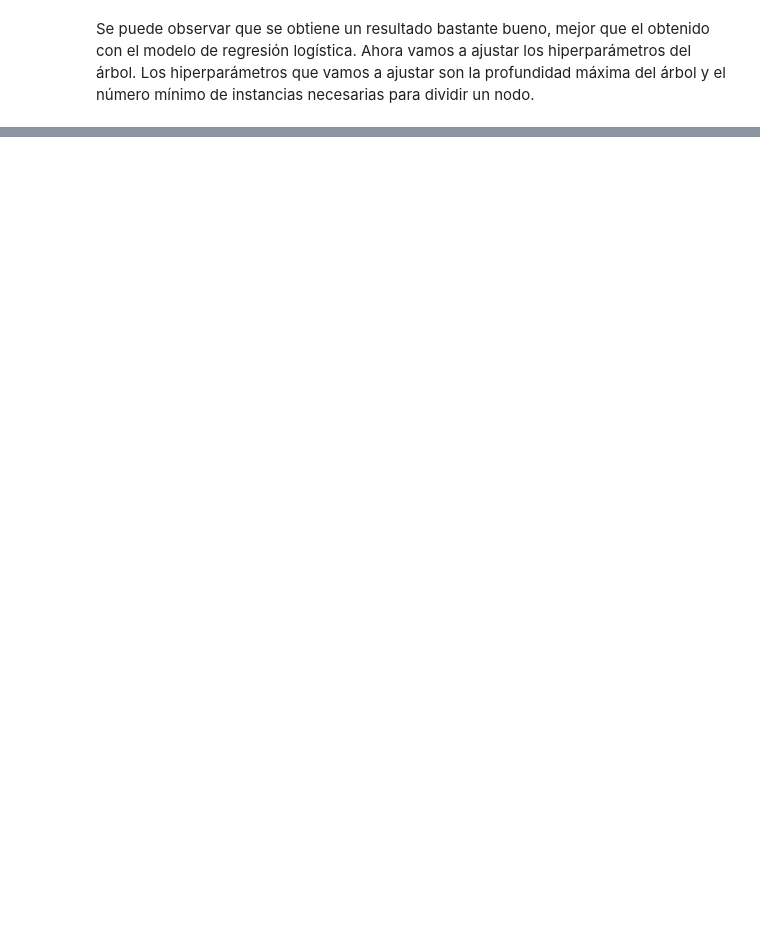
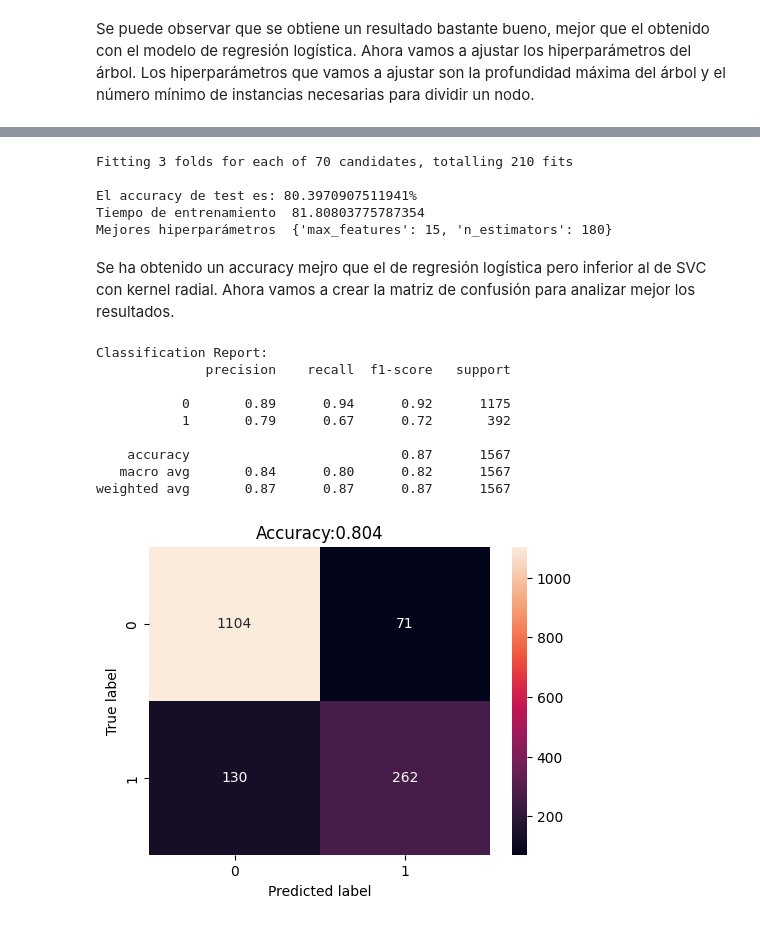
Before and after one commit to GLuis189/GRUPO13_Practica1, a Jupyter notebook: main.ipynb, the cells around one changed output, grey strips where cells are left out. Drawn from its saved outputs; the diff is of its cells as text; code cells hidden in the pictures; blank space fills up the shorter version.

```diff
--- a/main.ipynb
+++ b/main.ipynb
@@ -2121,0 +1949,70 @@ Mejores hiperparámetros  {'learning_rate': 0.2, 'max_depth': 1, 'n_estimators':
+# %%
+param_grid = {'n_estimators': sp_randint(10,200),
+              'max_features': sp_randint(1,x.shape[1])}
+
+inner = KFold(n_splits=3, shuffle=True, random_state=100472037)
+
+budget = 70
+# Cross-validation (3-fold) para la búsqueda de hiper-parámetros
+rf_hp = RandomizedSearchCV(RandomForestClassifier(class_weight='balanced'),
+                         param_grid,
+                         scoring='balanced_accuracy',
+                         cv=inner,
+                         refit=True,
+                         n_jobs=-1, verbose=1,
+                         n_iter=budget
+                        )
+
+np.random.seed(100472037)
+t1 = time.time()
+rf_hp.fit(X=X_train_c, y=y_train_c)
+t2 = time.time()
+t_rf_hp = t2 - t1
+
+y_test_pred = rf_hp.predict(X_test_c)
+accuracy_rf_hp = metrics.balanced_accuracy_score(y_test_c, y_test_pred)
+
+print("")
+print(f"El accuracy de test es: {accuracy_rf_hp}")
+t_rf_hp = t2 -t1
+print("Tiempo de entrenamiento ", t_rf_hp)
+print("Mejores hiperparámetros ", rf_hp.best_params_)
+# %% [output]
+Fitting 3 folds for each of 70 candidates, totalling 210 fits
+
+El accuracy de test es: 80.3970907511941%
+Tiempo de entrenamiento  81.80803775787354
+Mejores hiperparámetros  {'max_features': 15, 'n_estimators': 180}
+# %% [markdown]
+Se ha obtenido un accuracy mejro que el de regresión logística pero inferior al de SVC con kernel radial. Ahora vamos a crear la matriz de confusión para analizar mejor los resultados.
+# %%
+modelo_final_tree = rf_hp.best_estimator_
+y_test_pred = modelo_final_tree.predict(X_test_c)
+result = metrics.classification_report(y_test_c, y_test_pred)
+print("Classification Report:",)
+print (result)
+
+# Creates a confusion matrix
+cm = metrics.confusion_matrix(y_test_c, y_test_pred)
+accuracy = metrics.balanced_accuracy_score(y_test_c, y_test_pred)
+# Transform to df for easier plotting
+cm_df = pd.DataFrame(cm,
+                     index = ['0','1'],
+                     columns = ['0','1'])
+plt.figure(figsize=(5.5,4))
+sns.heatmap(cm_df, annot=True, fmt = 'd')
+plt.title('Accuracy:{0:.3f}'.format(accuracy))
+plt.ylabel('True label')
+plt.xlabel('Predicted label')
+plt.show()
+# %% [output]
+Classification Report:
+              precision    recall  f1-score   support
+
+           0       0.89      0.94      0.92      1175
+           1       0.79      0.67      0.72       392
+
+    accuracy                           0.87      1567
+   macro avg       0.84      0.80      0.82      1567
+weighted avg       0.87      0.87      0.87      1567
+[figure, added]
```
Also changed, not shown: parts of 74 cells of this notebook.
